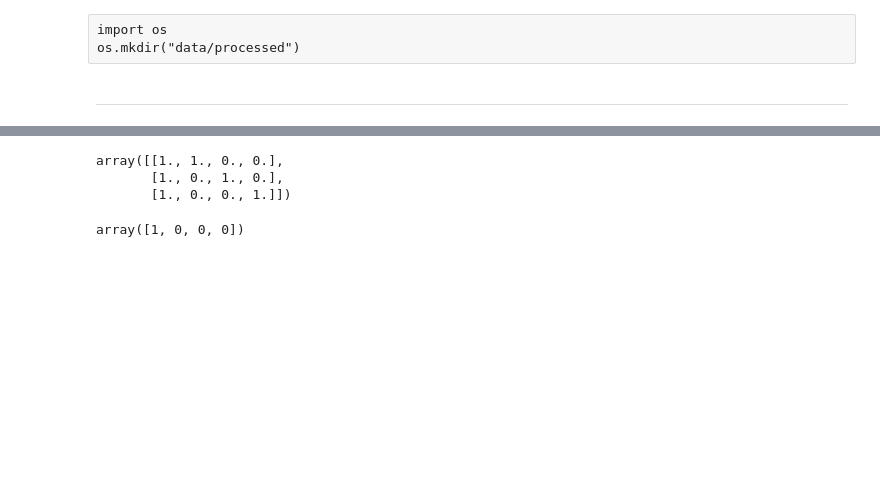
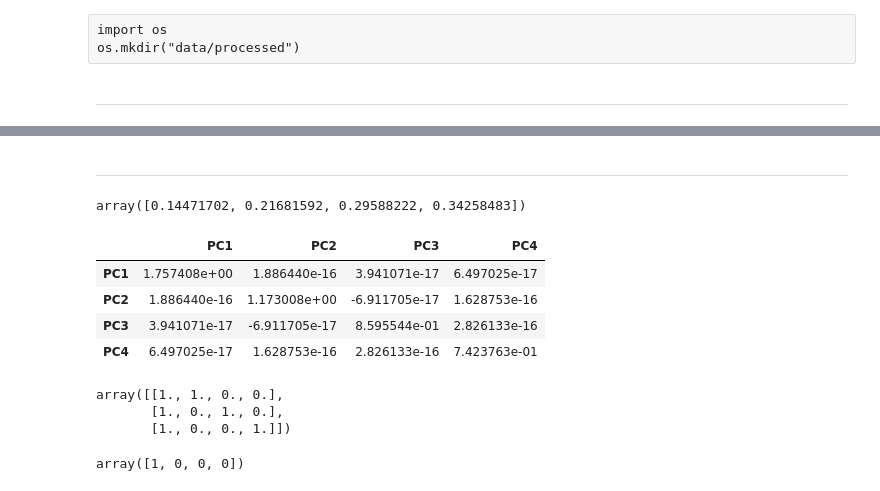
Before and after one commit to naturale0/clustering-based-stock-portfolio, a Jupyter notebook: python_port.ipynb, the cells around one changed output, grey strips where cells are left out. Saved outputs shown, nothing was run; the diff lists cells and outputs as text; code cells hidden in the pictures; blank space fills up the shorter version.

```diff
--- a/python_port.ipynb
+++ b/python_port.ipynb
@@ -211,0 +255,2 @@ def get_weight(x, method, risk_free=None):
+# %% [markdown]
+---
@@ -212,3 +262,17 @@ def get_weight(x, method, risk_free=None):
+# %%
+qp[0]
+# %% [output]
+array([0.14471702, 0.21681592, 0.29588222, 0.34258483])
+# %%
+xx = x.iloc[:, 2:]
+# %%
+xx.cov()
+# %% [output]
+|  | PC1 | PC2 | PC3 | PC4 |
+| PC1 | 1.757408e+00 | 1.886440e-16 | 3.941071e-17 | 6.497025e-17 |
+| PC2 | 1.886440e-16 | 1.173008e+00 | -6.911705e-17 | 1.628753e-16 |
+| PC3 | 3.941071e-17 | -6.911705e-17 | 8.595544e-01 | 2.826133e-16 |
+| PC4 | 6.497025e-17 | 1.628753e-16 | 2.826133e-16 | 7.423763e-01 |
 # %%
 n_cluster = 3
 # %%
```
Also changed, not shown: parts of 78 cells of this notebook, 1 other file.
